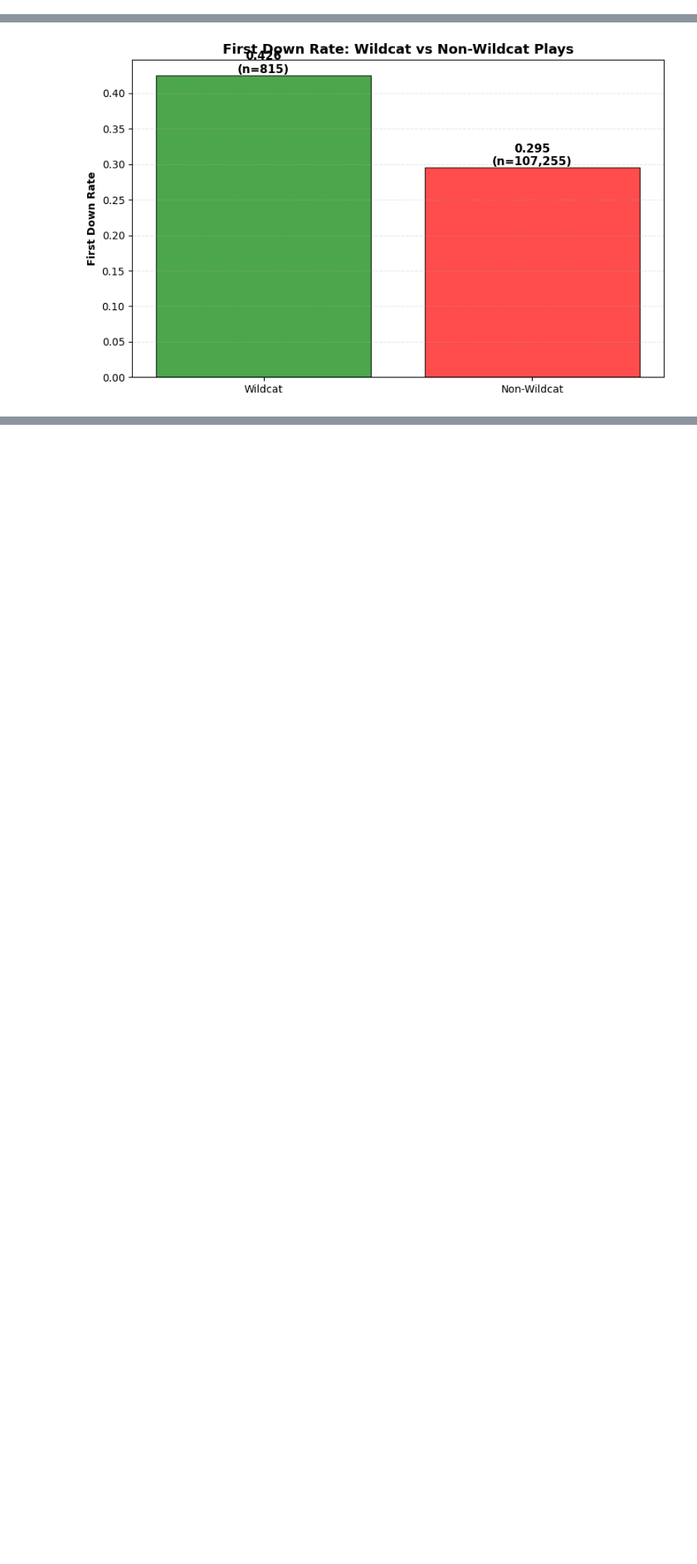
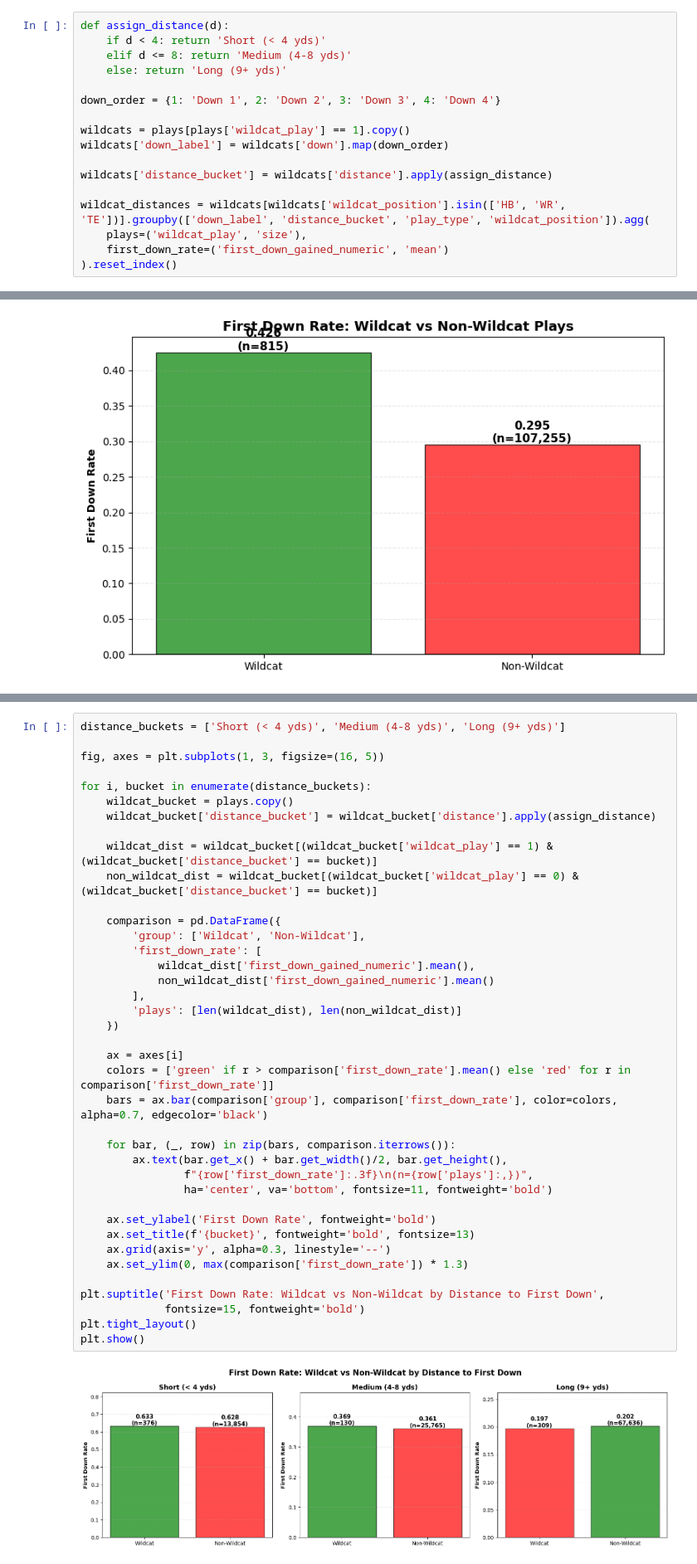
Before and after one commit to bchm513/football_wildcats, a Jupyter notebook: research.ipynb, the cells around one changed output, grey strips where cells are left out. Shown at 83% size. Saved outputs shown, nothing was run; the diff lists cells and outputs as text; blank space fills up the shorter version.

```diff
--- a/research.ipynb
+++ b/research.ipynb
@@ -44,6 +46,23 @@ wildcat_teams.sort_values('plays', ascending=False)
 | 83 | 2025 | TNVA | 1 | 0.000000 | -2.0 |
 | 102 | 2025 | WAUN | 1 | 0.000000 | 5.0 |
 105 rows × 5 columns
+# %%
+def assign_distance(d):
+    if d < 4: return 'Short (< 4 yds)'
+    elif d <= 8: return 'Medium (4-8 yds)'
+    else: return 'Long (9+ yds)'
+
+down_order = {1: 'Down 1', 2: 'Down 2', 3: 'Down 3', 4: 'Down 4'}
+
+wildcats = plays[plays['wildcat_play'] == 1].copy()
+wildcats['down_label'] = wildcats['down'].map(down_order)
+
+wildcats['distance_bucket'] = wildcats['distance'].apply(assign_distance)
+
+wildcat_distances = wildcats[wildcats['wildcat_position'].isin(['HB', 'WR', 'TE'])].groupby(['down_label', 'distance_bucket', 'play_type', 'wildcat_position']).agg(
+    plays=('wildcat_play', 'size'),
+    first_down_rate=('first_down_gained_numeric', 'mean')
+).reset_index()
 # %%
 wildcat = plays[plays['wildcat_play'] == 1]
 non_wildcat = plays[plays['wildcat_play'] == 0]
@@ -112,0 +96,41 @@ plt.show()
+# %%
+distance_buckets = ['Short (< 4 yds)', 'Medium (4-8 yds)', 'Long (9+ yds)']
+
+fig, axes = plt.subplots(1, 3, figsize=(16, 5))
+
+for i, bucket in enumerate(distance_buckets):
+    wildcat_bucket = plays.copy()
+    wildcat_bucket['distance_bucket'] = wildcat_bucket['distance'].apply(assign_distance)
+
+    wildcat_dist = wildcat_bucket[(wildcat_bucket['wildcat_play'] == 1) & (wildcat_bucket['distance_bucket'] == bucket)]
+    non_wildcat_dist = wildcat_bucket[(wildcat_bucket['wildcat_play'] == 0) & (wildcat_bucket['distance_bucket'] == bucket)]
+
+    comparison = pd.DataFrame({
+        'group': ['Wildcat', 'Non-Wildcat'],
+        'first_down_rate': [
+            wildcat_dist['first_down_gained_numeric'].mean(),
+            non_wildcat_dist['first_down_gained_numeric'].mean()
+        ],
+        'plays': [len(wildcat_dist), len(non_wildcat_dist)]
+    })
+
+    ax = axes[i]
+    colors = ['green' if r > comparison['first_down_rate'].mean() else 'red' for r in comparison['first_down_rate']]
+    bars = ax.bar(comparison['group'], comparison['first_down_rate'], color=colors, alpha=0.7, edgecolor='black')
+
+    for bar, (_, row) in zip(bars, comparison.iterrows()):
+        ax.text(bar.get_x() + bar.get_width()/2, bar.get_height(),
+                f"{row['first_down_rate']:.3f}\n(n={row['plays']:,})",
+                ha='center', va='bottom', fontsize=11, fontweight='bold')
+
+    ax.set_ylabel('First Down Rate', fontweight='bold')
+    ax.set_title(f'{bucket}', fontweight='bold', fontsize=13)
+    ax.grid(axis='y', alpha=0.3, linestyle='--')
+    ax.set_ylim(0, max(comparison['first_down_rate']) * 1.3)
+
+plt.suptitle('First Down Rate: Wildcat vs Non-Wildcat by Distance to First Down',
+             fontsize=15, fontweight='bold')
+plt.tight_layout()
+plt.show()
+# %% [output]
+[figure, added]
```
Also changed, not shown: parts of 4 cells of this notebook, 1 other file.
